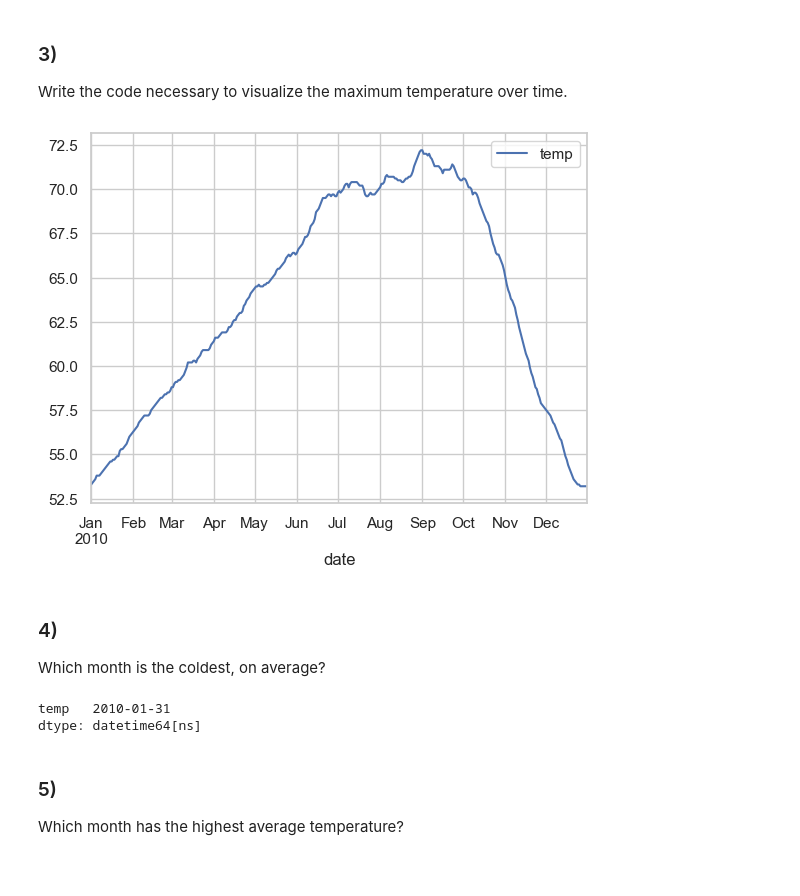
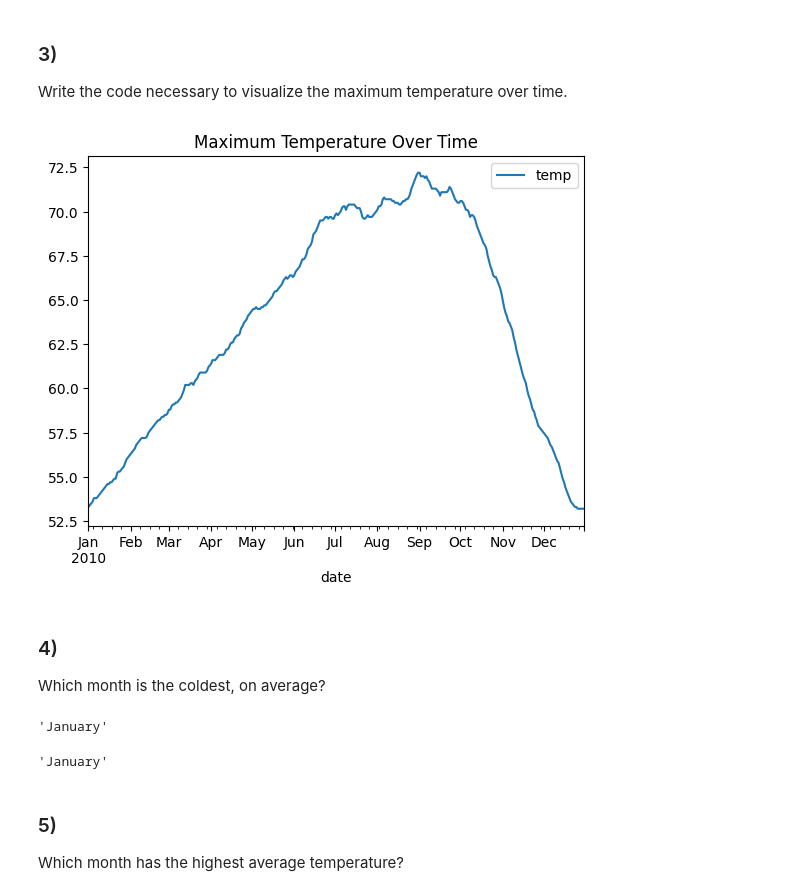
Before and after one commit to TheodoreQuansah/time-series-exercises, a Jupyter notebook: time_series_in_pd.ipynb, the cells around one changed output. Drawn from its saved outputs; the diff is of its cells as text; code cells hidden in the pictures.

```diff
--- a/time_series_in_pd.ipynb
+++ b/time_series_in_pd.ipynb
@@ -33,14 +36,17 @@ plt.show()
 Write the code necessary to visualize the maximum temperature over time.
 # %%
 df.resample('d').max().plot()
+plt.title('Maximum Temperature Over Time')
+plt.legend()
 plt.show()
 # %% [output]
-[figure, old version]
+[figure, new version]
 # %% [markdown]
 ### 4)
    Which month is the coldest, on average?
-# %%
-df.resample('m').mean().idxmin()
-# %% [output]
-temp   2010-01-31
-dtype: datetime64[ns]
+# %%
+df2 = df.copy()
+df2.index = df.index.month_name()
+df2.groupby('date').temp.mean().idxmin()
+# %% [output]
+'January'
@@ -47,3 +55,7 @@ dtype: datetime64[ns]
+# %%
+df2.groupby('date').temp.mean().idxmin()
+# %% [output]
+'January'
 # %% [markdown]
 ### 5)
 Which month has the highest average temperature?
```
Also changed, not shown: parts of 28 cells of this notebook.
